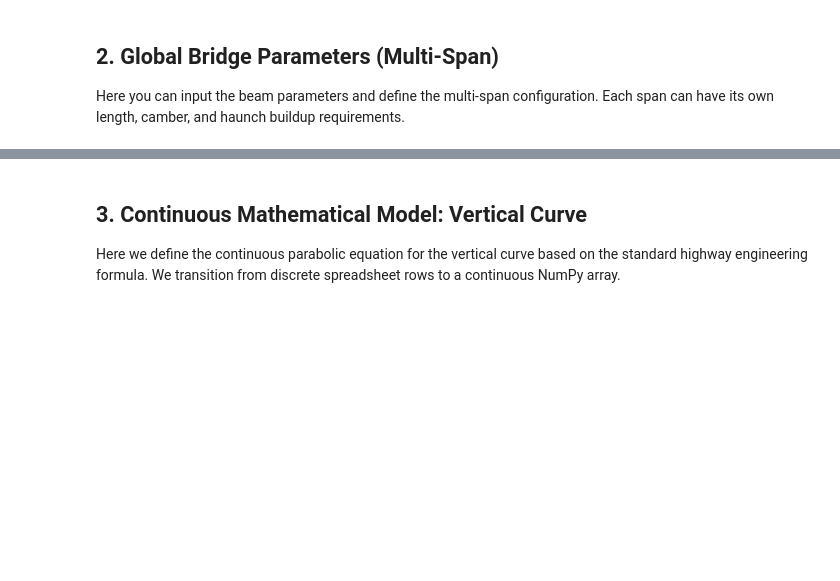
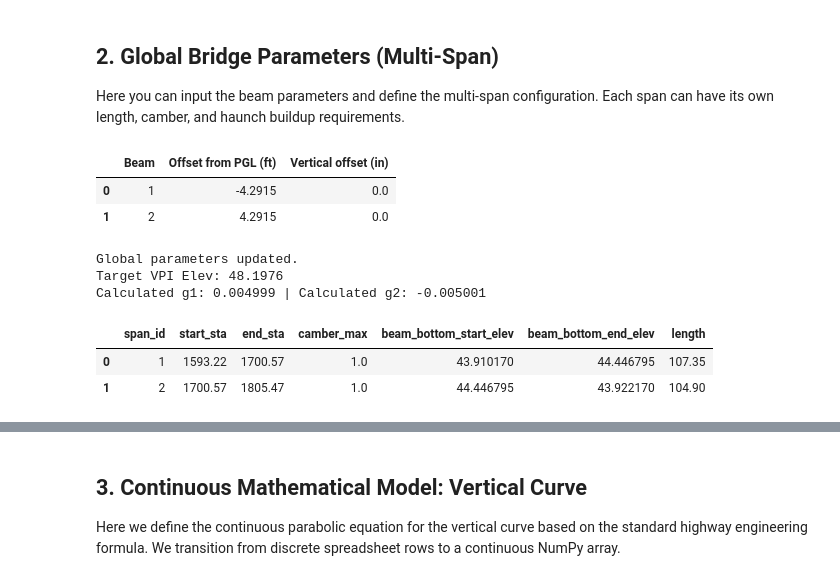
Before and after one commit to joshstructure/D2MPDB, a Jupyter notebook: Bridge_Geo_2_Beam.ipynb, the cells around one changed output, grey strips where cells are left out. Saved outputs shown, nothing was run; the diff lists cells and outputs as text; code cells hidden in the pictures; blank space fills up the shorter version.

Commit message:
Switched back to 12 ft wide bridge with only 2 beams.

```diff
--- a/Bridge_Geo_2_Beam.ipynb
+++ b/Bridge_Geo_2_Beam.ipynb
@@ -71,7 +73,7 @@ is_brokeback_global = True    # (bool) Toggle for brokeback condition
 
 # 2. Bridge & Beam Cross-Section
 num_beams = 2                 # (count) Number of beams
-beam_spacing = 4.583         # (ft) Distance between beam centerlines
+beam_spacing = 8.583         # (ft) Distance between beam centerlines
 first_beam_offset = None   # None centers the beam group on PGL; a number anchors Beam 1 (ft)
 beam_spacings = None        # Optional unequal gaps in ft, e.g. [4.5, 5.0]; overrides beam_spacing
 deck_thickness = 0.5          # (ft) Deck thickness
@@ -161,33 +163,43 @@ for i, span in enumerate(spans_config):
 
     if i == 0:
         worst_pinch = 0
         for b in range(num_beams):
             offset = beam_offsets_ft[b]
             beam_raise = (beam_elevation_offsets[b] / 12.0) if b < len(beam_elevation_offsets) else 0.0
             for p_off in [offset, offset - (flange_width / 24.0), offset + (flange_width / 24.0)]:
                 slope = -normal_crown_slope if (is_crowned and p_off < 0) else normal_crown_slope
                 deck_drop = -(p_off * slope)
                 pinch = deck_drop + beam_raise
                 if pinch > worst_pinch:
                     worst_pinch = pinch
 
         span['beam_bottom_start_elev'] = pgl_start - deck_thickness - (haunch / 12.0) - (span['camber_max'] / 12.0) - beam_depth - worst_pinch
     else:
         span['beam_bottom_start_elev'] = spans_config[i-1]['beam_bottom_end_elev']
 
     span['beam_bottom_end_elev'] = span['beam_bottom_start_elev'] + (pgl_end - pgl_start)
 
 spans_df = pd.DataFrame(spans_config)
 spans_df['length'] = spans_df['end_sta'] - spans_df['start_sta']
 
 bridge_start_sta = spans_df['start_sta'].min()
 bridge_end_sta = spans_df['end_sta'].max()
 bridge_length = bridge_end_sta - bridge_start_sta
 
 print(f"Global parameters updated.")
 print(f"Target VPI Elev: {vpi_elev_target:.4f}")
 print(f"Calculated g1: {g1:.6f} | Calculated g2: {g2:.6f}")
 display(spans_df)
+# %% [output]
+|  | Beam | Offset from PGL (ft) | Vertical offset (in) |
+| 0 | 1 | -4.2915 | 0.0 |
+| 1 | 2 | 4.2915 | 0.0 |
+Global parameters updated.
+Target VPI Elev: 48.1976
+Calculated g1: 0.004999 | Calculated g2: -0.005001
+|  | span_id | start_sta | end_sta | camber_max | beam_bottom_start_elev | beam_bottom_end_elev | length |
+| 0 | 1 | 1593.22 | 1700.57 | 1.0 | 43.910170 | 44.446795 | 107.35 |
+| 1 | 2 | 1700.57 | 1805.47 | 1.0 | 44.446795 | 43.922170 | 104.90 |
 # %%
 # @title
 # This duplicate parameters cell has been cleared to prevent conflicts.
```
Also changed, not shown: parts of 17 cells of this notebook.
